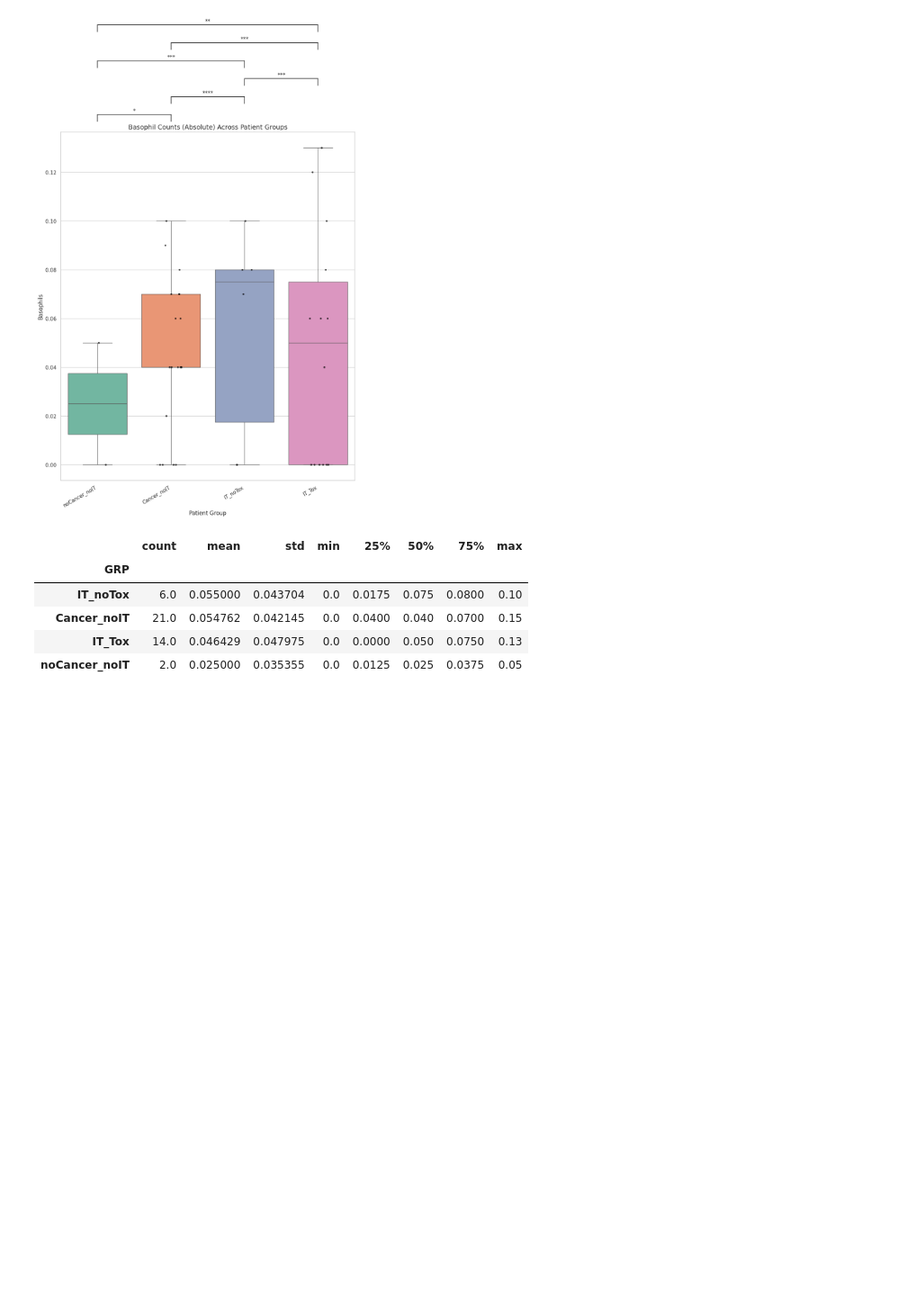
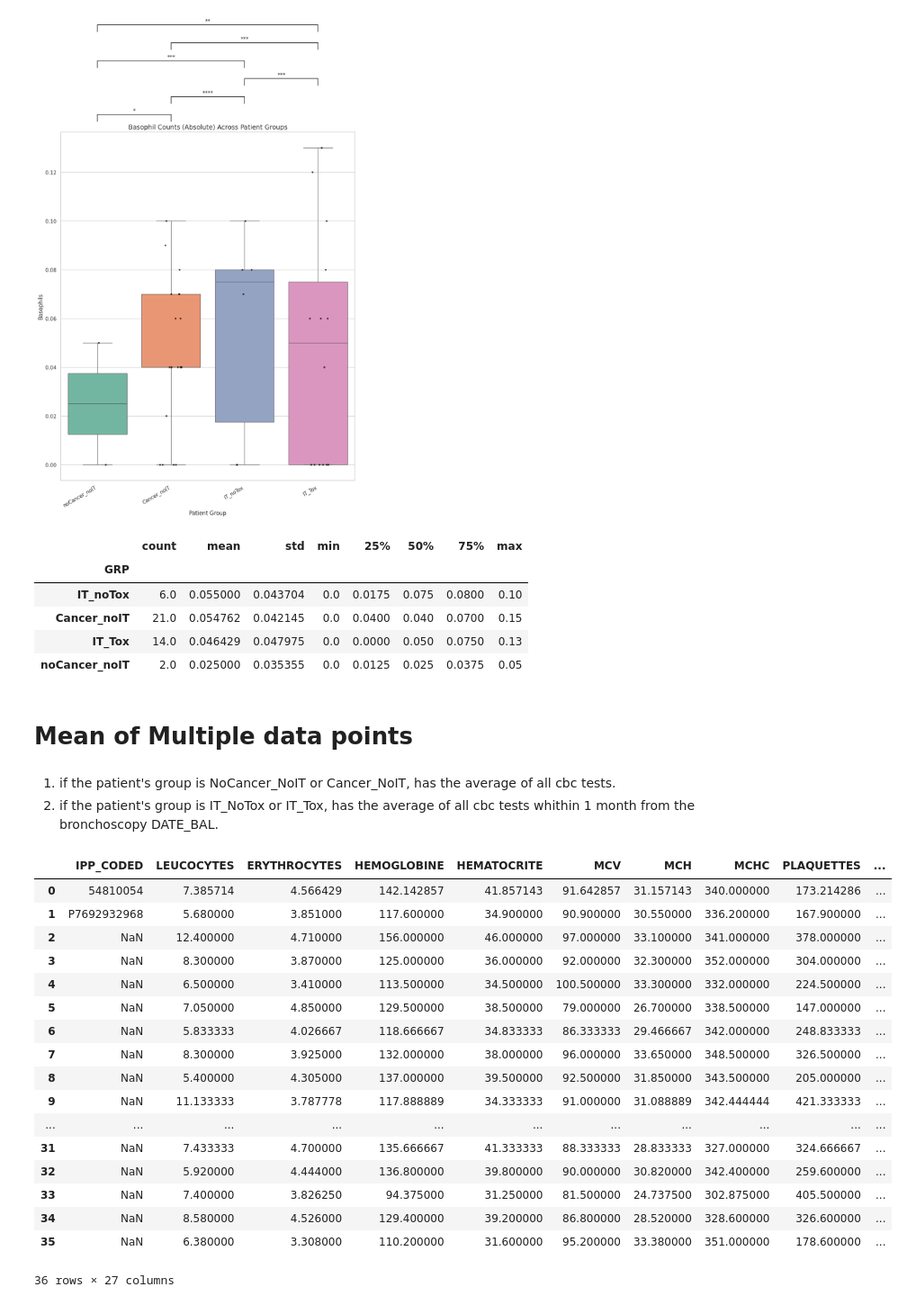
Before and after one commit to Soroushstr/Toxicity, a Jupyter notebook: Toxicity_new.ipynb, the cells around one changed output. Shown at 90% size. Saved outputs shown, nothing was run; the diff lists cells and outputs as text; code cells hidden in the pictures; blank space fills up the shorter version.

```diff
--- a/Toxicity_new.ipynb
+++ b/Toxicity_new.ipynb
@@ -299,3 +299,8 @@ final_df.groupby('GRP')['BASOPHILES_ABS'].describe().sort_values('mean', ascendi
 | Cancer_noIT | 21.0 | 0.054762 | 0.042145 | 0.0 | 0.0400 | 0.040 | 0.0700 | 0.15 |
 | IT_Tox | 14.0 | 0.046429 | 0.047975 | 0.0 | 0.0000 | 0.050 | 0.0750 | 0.13 |
 | noCancer_noIT | 2.0 | 0.025000 | 0.035355 | 0.0 | 0.0125 | 0.025 | 0.0375 | 0.05 |
+# %% [markdown]
+# **Mean of Multiple data points**
+# %% [markdown]
+1. if the patient's group is NoCancer_NoIT or Cancer_NoIT, has the average of all cbc tests.
+2. if the patient's group is IT_NoTox or IT_Tox, has the average of all cbc tests whithin 1 month from the bronchoscopy DATE_BAL.
@@ -301,0 +317,64 @@ final_df.groupby('GRP')['BASOPHILES_ABS'].describe().sort_values('mean', ascendi
+# %%
+import pandas as pd
+import numpy as np
+
+# Step 1: Ensure date columns are in datetime format
+cbc['DATE_ANALYSE_CODED'] = pd.to_datetime(cbc['DATE_ANALYSE_CODED'], format="%d-%m-%Y %H:%M:%S", errors='coerce')
+cbc['DATE_BAL'] = pd.to_datetime(cbc['DATE_BAL'], errors='coerce')
+
+# Step 2: Split groups
+non_it_groups = ['noCancer_noIT']
+it_groups = ['Cancer_noIT', 'IT_noTox', 'IT_Tox']
+
+# Step 3: Handle Non-IT Group - average all CBC rows per IPP
+non_it_df = (
+    cbc[cbc['GRP'].isin(non_it_groups)]
+    .groupby('IPP_CODED', as_index=False)
+    .mean(numeric_only=True)
+)
+
+# Add back group, sample_code from the first row per patient (optional)
+non_it_meta = cbc[cbc['GRP'].isin(non_it_groups)].drop_duplicates('IPP_CODED')[['IPP_CODED', 'GRP', 'SAMPLE_CODE']]
+non_it_df = pd.merge(non_it_df, non_it_meta, on='IPP_CODED', how='left')
+
+# Step 4: Handle IT Group - average only rows within 1 month of DATE_BAL
+def average_within_1_month(group):
+    # Filter within ±30 days
+    mask = (group['DATE_ANALYSE_CODED'] - group['DATE_BAL']).abs() <= pd.Timedelta(days=30)
+    filtered = group[mask]
+    if filtered.empty:
+        return None  # or return something like group.iloc[0] with NaNs
+    numeric_avg = filtered.mean(numeric_only=True)
+    # Include metadata like IPP, Group, sample_code
+    meta = filtered[['IPP_CODED', 'GRP', 'SAMPLE_CODE']].iloc[0]
+    return pd.concat([meta, numeric_avg])
+
+it_df = (average_within_2_month(it_df)
+    .reset_index(drop=True)
+)
+
+# Step 5: Combine both
+final_df = pd.concat([non_it_df, it_df], ignore_index=True)
+
+# Optional: Sort
+final_df = final_df.sort_values(by='IPP_CODED')
+final_df
+# %% [output]
+|  | IPP_CODED | LEUCOCYTES | ERYTHROCYTES | HEMOGLOBINE | HEMATOCRITE | MCV | MCH | MCHC | PLAQUETTES | ... |
+| 0 | 54810054 | 7.385714 | 4.566429 | 142.142857 | 41.857143 | 91.642857 | 31.157143 | 340.000000 | 173.214286 | ... |
+| 1 | P7692932968 | 5.680000 | 3.851000 | 117.600000 | 34.900000 | 90.900000 | 30.550000 | 336.200000 | 167.900000 | ... |
+| 2 | NaN | 12.400000 | 4.710000 | 156.000000 | 46.000000 | 97.000000 | 33.100000 | 341.000000 | 378.000000 | ... |
+| 3 | NaN | 8.300000 | 3.870000 | 125.000000 | 36.000000 | 92.000000 | 32.300000 | 352.000000 | 304.000000 | ... |
+| 4 | NaN | 6.500000 | 3.410000 | 113.500000 | 34.500000 | 100.500000 | 33.300000 | 332.000000 | 224.500000 | ... |
+| 5 | NaN | 7.050000 | 4.850000 | 129.500000 | 38.500000 | 79.000000 | 26.700000 | 338.500000 | 147.000000 | ... |
+| 6 | NaN | 5.833333 | 4.026667 | 118.666667 | 34.833333 | 86.333333 | 29.466667 | 342.000000 | 248.833333 | ... |
+| 7 | NaN | 8.300000 | 3.925000 | 132.000000 | 38.000000 | 96.000000 | 33.650000 | 348.500000 | 326.500000 | ... |
+| 8 | NaN | 5.400000 | 4.305000 | 137.000000 | 39.500000 | 92.500000 | 31.850000 | 343.500000 | 205.000000 | ... |
+| 9 | NaN | 11.133333 | 3.787778 | 117.888889 | 34.333333 | 91.000000 | 31.088889 | 342.444444 | 421.333333 | ... |
+| ... | ... | ... | ... | ... | ... | ... | ... | ... | ... | ... |
+| 31 | NaN | 7.433333 | 4.700000 | 135.666667 | 41.333333 | 88.333333 | 28.833333 | 327.000000 | 324.666667 | ... |
+| 32 | NaN | 5.920000 | 4.444000 | 136.800000 | 39.800000 | 90.000000 | 30.820000 | 342.400000 | 259.600000 | ... |
+| 33 | NaN | 7.400000 | 3.826250 | 94.375000 | 31.250000 | 81.500000 | 24.737500 | 302.875000 | 405.500000 | ... |
+| 34 | NaN | 8.580000 | 4.526000 | 129.400000 | 39.200000 | 86.800000 | 28.520000 | 328.600000 | 326.600000 | ... |
+| 35 | NaN | 6.380000 | 3.308000 | 110.200000 | 31.600000 | 95.200000 | 33.380000 | 351.000000 | 178.600000 | ... |
+36 rows × 27 columns
```
Also changed, not shown: parts of 3 cells of this notebook.
